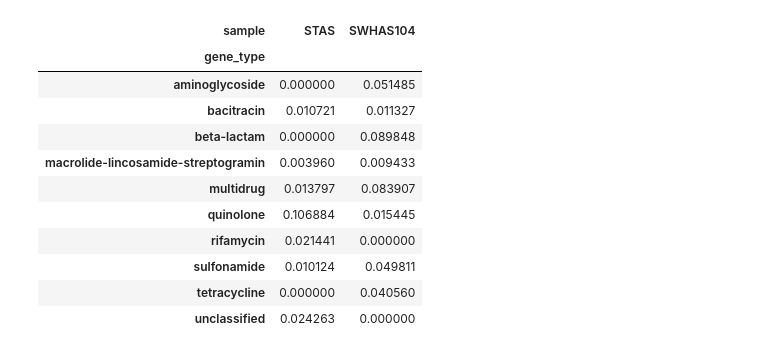
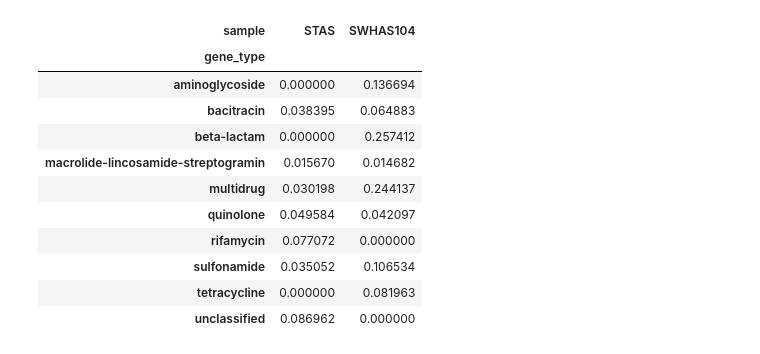
Before and after one commit to xiaole99/pysarg, a Jupyter notebook: notebook/normalize_sarg.ipynb, the cells around one changed output. Cells and saved outputs as stored; diff of their text form; code cells hidden in the pictures.

```diff
--- a/notebook/normalize_sarg.ipynb
+++ b/notebook/normalize_sarg.ipynb
@@ -35,21 +35,21 @@ df.groupby(['gene_type','sample']).apply(lambda x: sum(1/x['read_number'])).unst
 ## compute the coverage ratio
 df['ratio'] = df.covered_length/df.gene_length
 # %%
-tab = df.groupby(['gene_type','sample']).apply(lambda x: sum(x['ratio']/x['16s_number'])).unstack(fill_value=0)
+tab = df.groupby(['gene_type','sample']).apply(lambda x: sum(x['ratio']/x['cell_number'])).unstack(fill_value=0)
 tab
 # %% [output]
 | sample | STAS | SWHAS104 |
 | gene_type |  |  |
-| aminoglycoside | 0.000000 | 0.051485 |
-| bacitracin | 0.010721 | 0.011327 |
-| beta-lactam | 0.000000 | 0.089848 |
-| macrolide-lincosamide-streptogramin | 0.003960 | 0.009433 |
-| multidrug | 0.013797 | 0.083907 |
-| quinolone | 0.106884 | 0.015445 |
-| rifamycin | 0.021441 | 0.000000 |
-| sulfonamide | 0.010124 | 0.049811 |
-| tetracycline | 0.000000 | 0.040560 |
-| unclassified | 0.024263 | 0.000000 |
+| aminoglycoside | 0.000000 | 0.136694 |
+| bacitracin | 0.038395 | 0.064883 |
+| beta-lactam | 0.000000 | 0.257412 |
+| macrolide-lincosamide-streptogramin | 0.015670 | 0.014682 |
+| multidrug | 0.030198 | 0.244137 |
+| quinolone | 0.049584 | 0.042097 |
+| rifamycin | 0.077072 | 0.000000 |
+| sulfonamide | 0.035052 | 0.106534 |
+| tetracycline | 0.000000 | 0.081963 |
+| unclassified | 0.086962 | 0.000000 |
 # %%
 import matplotlib.pyplot as plt
 from sklearn.decomposition import PCA
```
Also changed, not shown: parts of 3 cells of this notebook, 9 other files.
